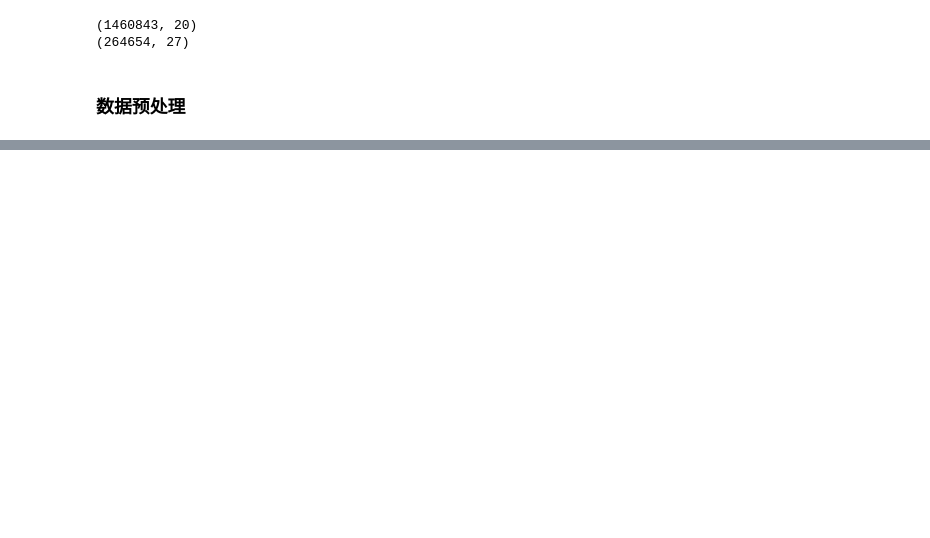
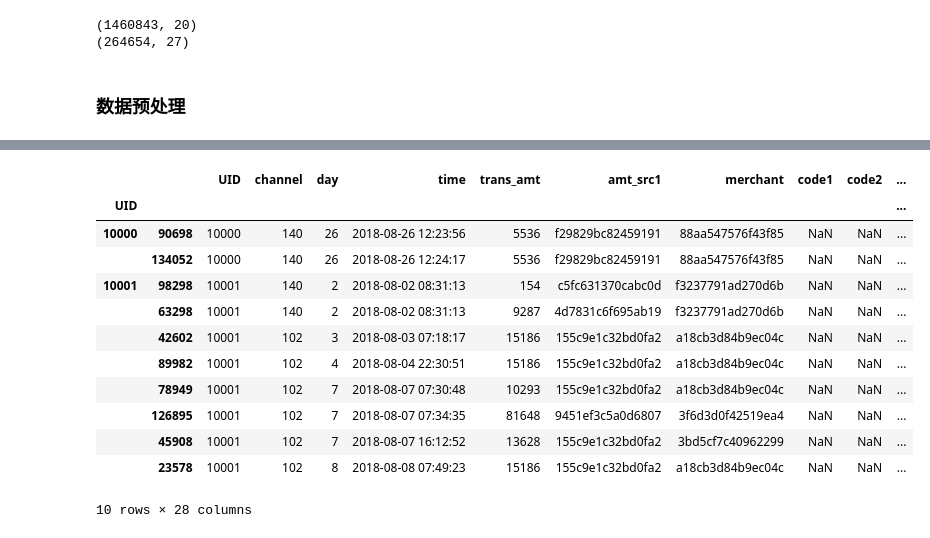
Before and after one commit to alexliu2360/dc_xjf, a Jupyter notebook: baseline.ipynb, the cells around one changed output, grey strips where cells are left out. Drawn from its saved outputs; the diff is of its cells as text; code cells hidden in the pictures; blank space fills up the shorter version.

```diff
--- a/baseline.ipynb
+++ b/baseline.ipynb
@@ -133 +71,17 @@ tran_train[tran_train['UID'] == 64478]
+# %%
+tran_train_gb.head(10)
+# %% [output]
+|  |  | UID | channel | day | time | trans_amt | amt_src1 | merchant | code1 | code2 | ... |
+| UID |  |  |  |  |  |  |  |  |  |  | ... |
+| 10000 | 90698 | 10000 | 140 | 26 | 2018-08-26 12:23:56 | 5536 | f29829bc82459191 | 88aa547576f43f85 | NaN | NaN | ... |
+|  | 134052 | 10000 | 140 | 26 | 2018-08-26 12:24:17 | 5536 | f29829bc82459191 | 88aa547576f43f85 | NaN | NaN | ... |
+| 10001 | 98298 | 10001 | 140 | 2 | 2018-08-02 08:31:13 | 154 | c5fc631370cabc0d | f3237791ad270d6b | NaN | NaN | ... |
+|  | 63298 | 10001 | 140 | 2 | 2018-08-02 08:31:13 | 9287 | 4d7831c6f695ab19 | f3237791ad270d6b | NaN | NaN | ... |
+|  | 42602 | 10001 | 102 | 3 | 2018-08-03 07:18:17 | 15186 | 155c9e1c32bd0fa2 | a18cb3d84b9ec04c | NaN | NaN | ... |
+|  | 89982 | 10001 | 102 | 4 | 2018-08-04 22:30:51 | 15186 | 155c9e1c32bd0fa2 | a18cb3d84b9ec04c | NaN | NaN | ... |
+|  | 78949 | 10001 | 102 | 7 | 2018-08-07 07:30:48 | 10293 | 155c9e1c32bd0fa2 | a18cb3d84b9ec04c | NaN | NaN | ... |
+|  | 126895 | 10001 | 102 | 7 | 2018-08-07 07:34:35 | 81648 | 9451ef3c5a0d6807 | 3f6d3d0f42519ea4 | NaN | NaN | ... |
+|  | 45908 | 10001 | 102 | 7 | 2018-08-07 16:12:52 | 13628 | 155c9e1c32bd0fa2 | 3bd5cf7c40962299 | NaN | NaN | ... |
+|  | 23578 | 10001 | 102 | 8 | 2018-08-08 07:49:23 | 15186 | 155c9e1c32bd0fa2 | a18cb3d84b9ec04c | NaN | NaN | ... |
+10 rows × 28 columns
 # %%
```
Also changed, not shown: parts of 8 cells of this notebook.
